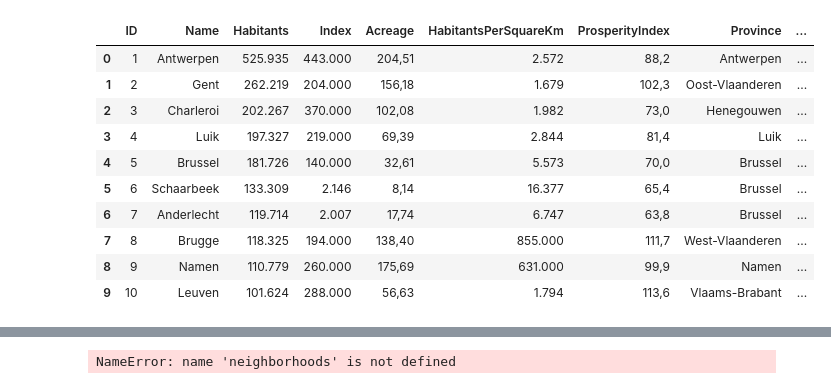
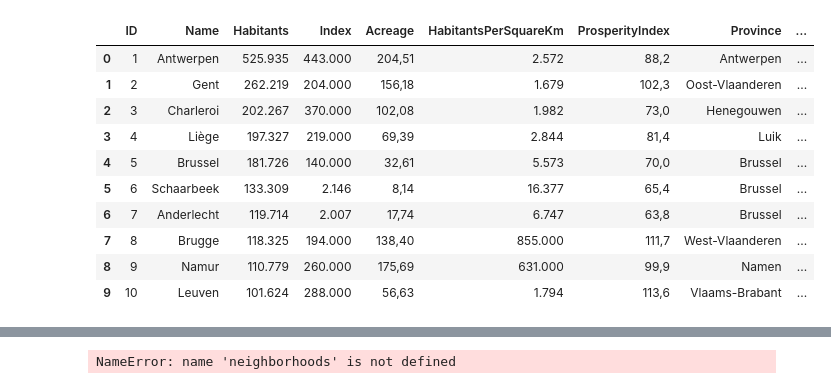
Before and after one commit to SvenDeSmit/Coursera_Capstone, a Jupyter notebook: Learn/cities_map_belgium.ipynb, the cells around one changed output, grey strips where cells are left out. Saved outputs shown, nothing was run; the diff lists cells and outputs as text; code cells hidden in the pictures.

```diff
--- a/Learn/cities_map_belgium.ipynb
+++ b/Learn/cities_map_belgium.ipynb
@@ -6,19 +6,19 @@
 import folium
 import pandas as pd
 # %%
-df_cities_NIS = pd.read_csv('cities_dataset.csv')
+df_cities_NIS = pd.read_csv('cities_NIS_dataset.csv')
 df_cities_NIS.head(10)
 # %% [output]
 |  | ID | Name | Habitants | Index | Acreage | HabitantsPerSquareKm | ProsperityIndex | Province | ... |
 | 0 | 1 | Antwerpen | 525.935 | 443.000 | 204,51 | 2.572 | 88,2 | Antwerpen | ... |
 | 1 | 2 | Gent | 262.219 | 204.000 | 156,18 | 1.679 | 102,3 | Oost-Vlaanderen | ... |
 | 2 | 3 | Charleroi | 202.267 | 370.000 | 102,08 | 1.982 | 73,0 | Henegouwen | ... |
-| 3 | 4 | Luik | 197.327 | 219.000 | 69,39 | 2.844 | 81,4 | Luik | ... |
+| 3 | 4 | Liège | 197.327 | 219.000 | 69,39 | 2.844 | 81,4 | Luik | ... |
 | 4 | 5 | Brussel | 181.726 | 140.000 | 32,61 | 5.573 | 70,0 | Brussel | ... |
 | 5 | 6 | Schaarbeek | 133.309 | 2.146 | 8,14 | 16.377 | 65,4 | Brussel | ... |
 | 6 | 7 | Anderlecht | 119.714 | 2.007 | 17,74 | 6.747 | 63,8 | Brussel | ... |
 | 7 | 8 | Brugge | 118.325 | 194.000 | 138,40 | 855.000 | 111,7 | West-Vlaanderen | ... |
-| 8 | 9 | Namen | 110.779 | 260.000 | 175,69 | 631.000 | 99,9 | Namen | ... |
+| 8 | 9 | Namur | 110.779 | 260.000 | 175,69 | 631.000 | 99,9 | Namen | ... |
 | 9 | 10 | Leuven | 101.624 | 288.000 | 56,63 | 1.794 | 113,6 | Vlaams-Brabant | ... |
 # %%
 
```
Also changed, not shown: parts of 4 cells of this notebook, 9 other files.
